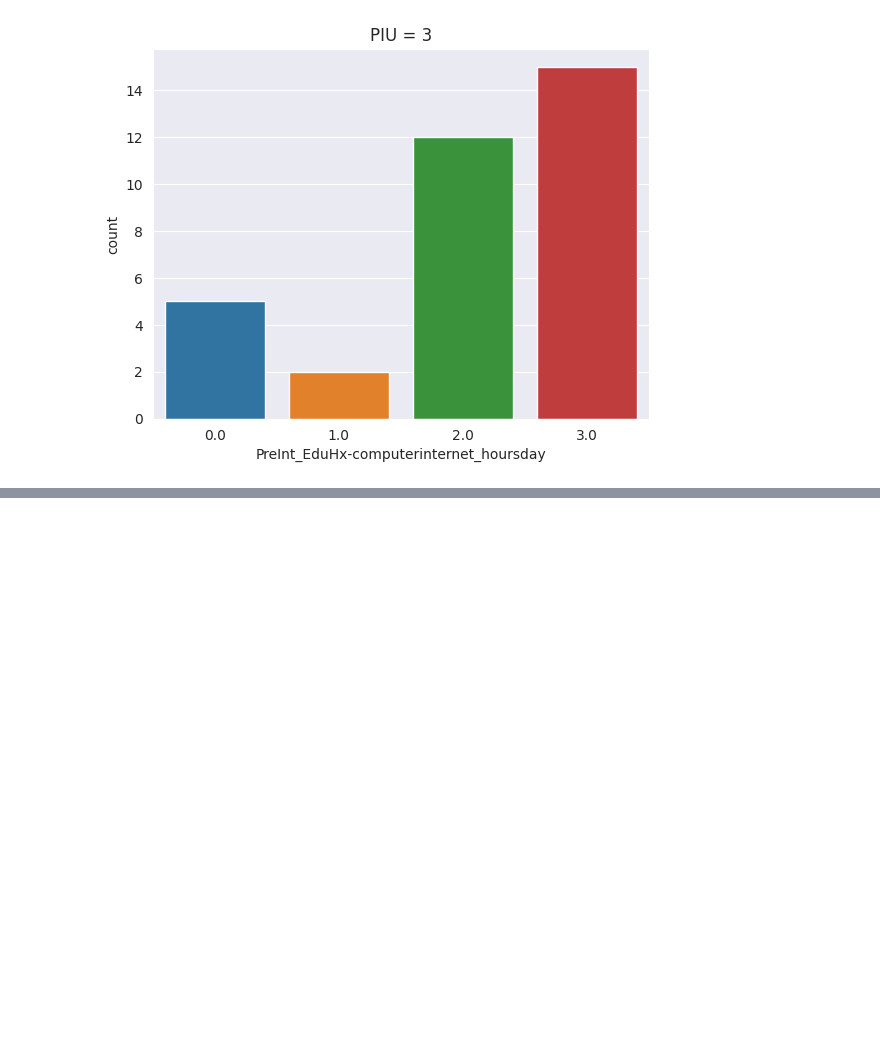
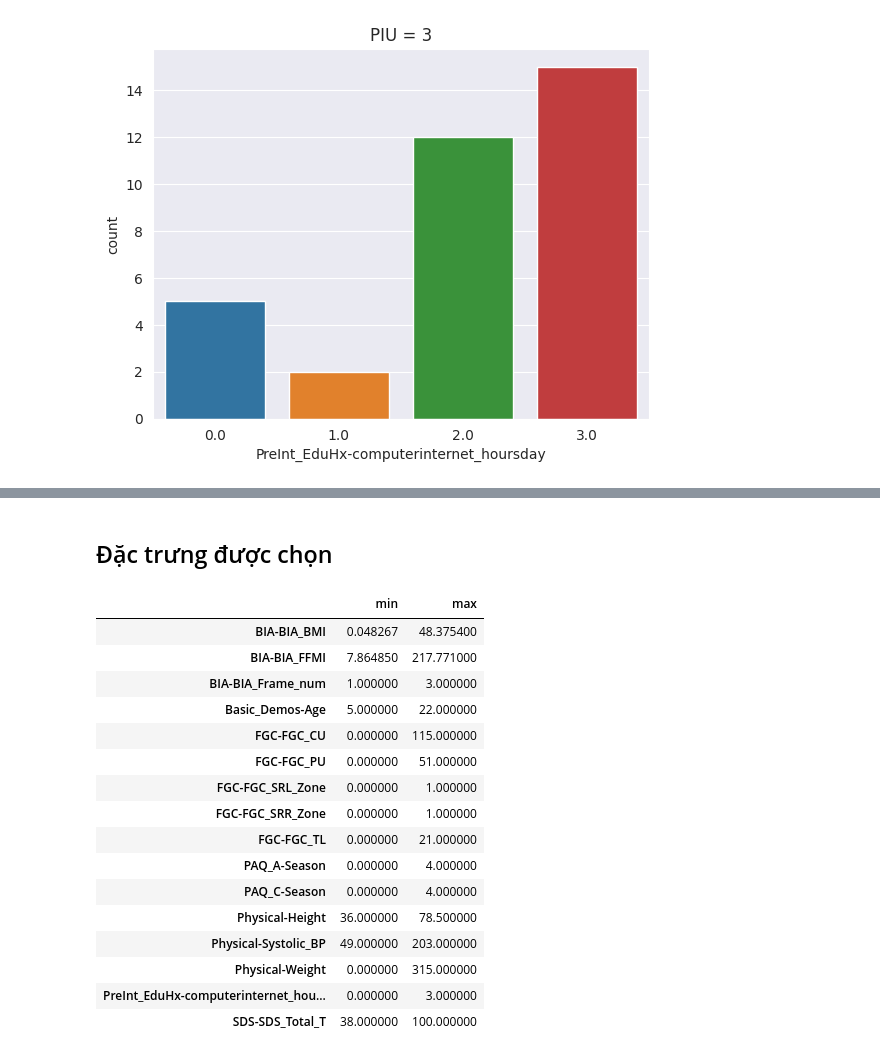
Before and after one commit to huytu0702/ML_Team-8, a Jupyter notebook: BTLML.ipynb, the cells around one changed output, grey strips where cells are left out. Drawn from its saved outputs; the diff is of its cells as text; code cells hidden in the pictures; blank space fills up the shorter version.

```diff
--- a/BTLML.ipynb
+++ b/BTLML.ipynb
@@ -314,0 +488,24 @@ train = df_train.dropna(subset='sii')
+# %% [markdown]
+## Đặc trưng được chọn
+# %%
+describe = df_train[selection].describe().T
+describe = describe[['min','max']].sort_index()
+describe.style.background_gradient(cmap='YlOrRd')
+# %% [output]
+|  | min | max |
+| BIA-BIA_BMI | 0.048267 | 48.375400 |
+| BIA-BIA_FFMI | 7.864850 | 217.771000 |
+| BIA-BIA_Frame_num | 1.000000 | 3.000000 |
+| Basic_Demos-Age | 5.000000 | 22.000000 |
+| FGC-FGC_CU | 0.000000 | 115.000000 |
+| FGC-FGC_PU | 0.000000 | 51.000000 |
+| FGC-FGC_SRL_Zone | 0.000000 | 1.000000 |
+| FGC-FGC_SRR_Zone | 0.000000 | 1.000000 |
+| FGC-FGC_TL | 0.000000 | 21.000000 |
+| PAQ_A-Season | 0.000000 | 4.000000 |
+| PAQ_C-Season | 0.000000 | 4.000000 |
+| Physical-Height | 36.000000 | 78.500000 |
+| Physical-Systolic_BP | 49.000000 | 203.000000 |
+| Physical-Weight | 0.000000 | 315.000000 |
+| PreInt_EduHx-computerinternet_hou... | 0.000000 | 3.000000 |
+| SDS-SDS_Total_T | 38.000000 | 100.000000 |
```
Also changed, not shown: parts of 20 cells of this notebook.
